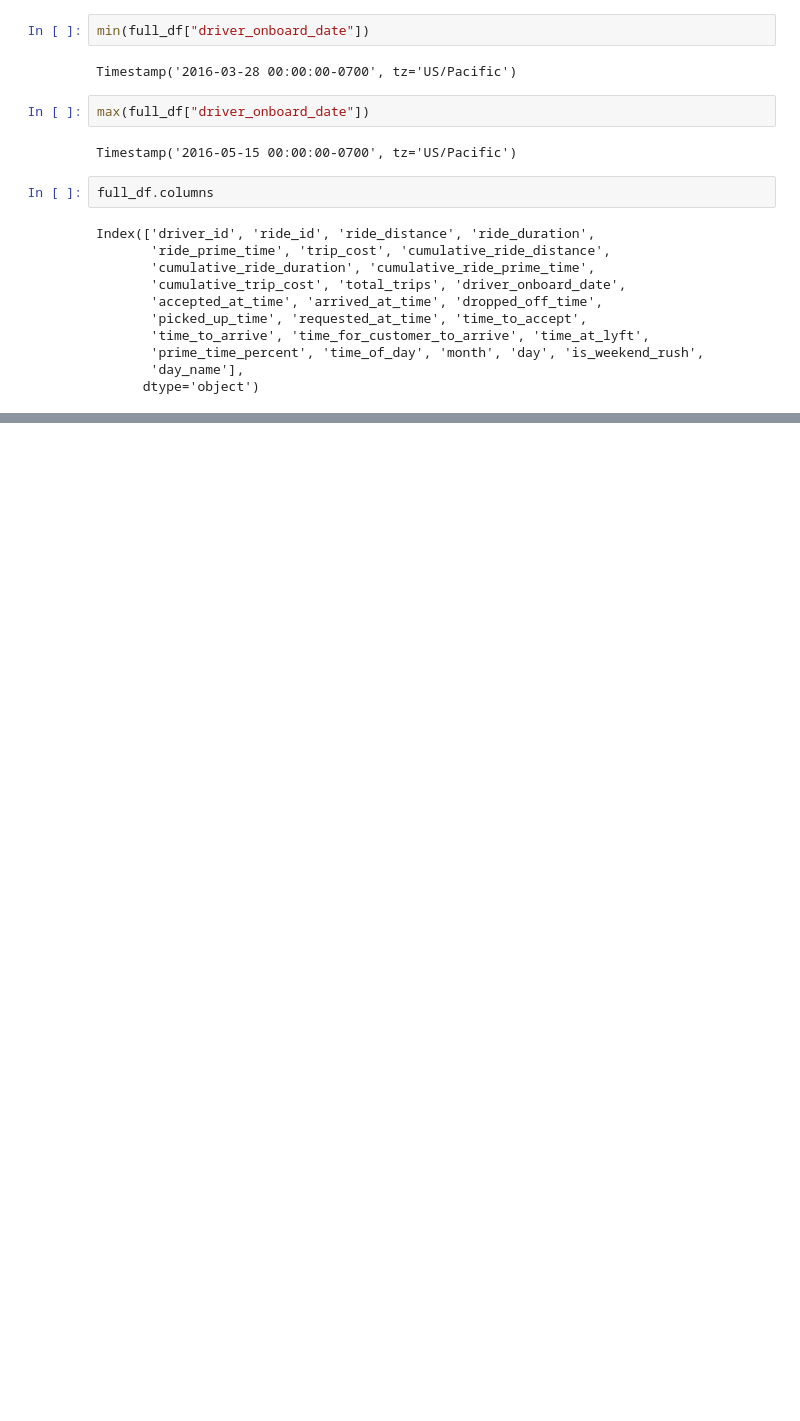
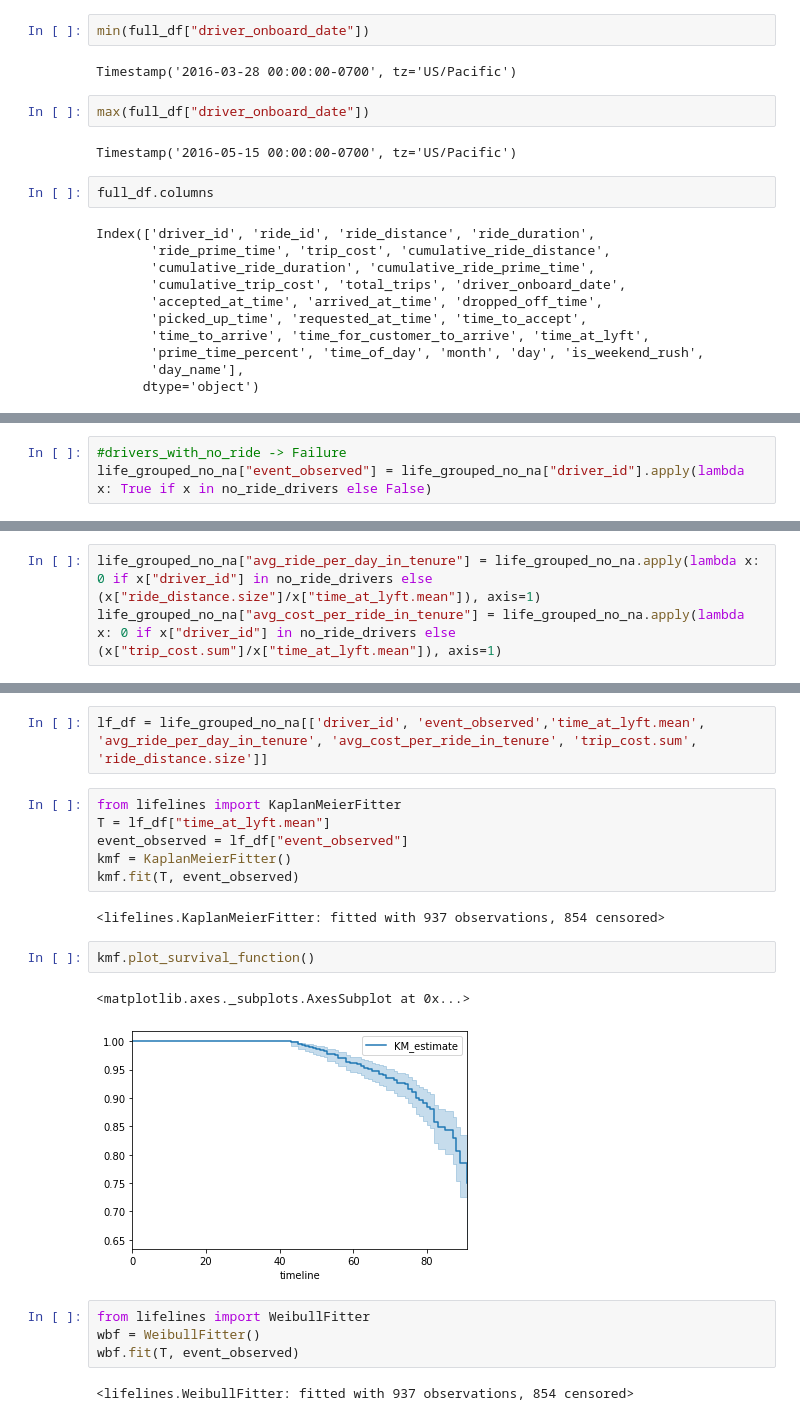
Before and after one commit to mancunian1792/lyft_data_challenge, a Jupyter notebook: data_exploration.ipynb, the cells around one changed output, grey strips where cells are left out. Drawn from its saved outputs; the diff is of its cells as text; blank space fills up the shorter version.

Commit message:
Initial survival analysis of lifetime

```diff
--- a/data_exploration.ipynb
+++ b/data_exploration.ipynb
@@ -631,0 +609,3 @@ Index(['driver_id', 'ride_id', 'ride_distance', 'ride_duration',
+# %%
+#drivers_with_no_ride -> Failure
+life_grouped_no_na["event_observed"] = life_grouped_no_na["driver_id"].apply(lambda x: True if x in no_ride_drivers else False)
@@ -631,0 +617,3 @@ Index(['driver_id', 'ride_id', 'ride_distance', 'ride_duration',
+# %%
+life_grouped_no_na["avg_ride_per_day_in_tenure"] = life_grouped_no_na.apply(lambda x: 0 if x["driver_id"] in no_ride_drivers else (x["ride_distance.size"]/x["time_at_lyft.mean"]), axis=1)
+life_grouped_no_na["avg_cost_per_ride_in_tenure"] = life_grouped_no_na.apply(lambda x: 0 if x["driver_id"] in no_ride_drivers else (x["trip_cost.sum"]/x["time_at_lyft.mean"]), axis=1)
@@ -631,0 +630,21 @@ Index(['driver_id', 'ride_id', 'ride_distance', 'ride_duration',
+# %%
+lf_df = life_grouped_no_na[['driver_id', 'event_observed','time_at_lyft.mean', 'avg_ride_per_day_in_tenure', 'avg_cost_per_ride_in_tenure', 'trip_cost.sum', 'ride_distance.size']]
+# %%
+from lifelines import KaplanMeierFitter
+T = lf_df["time_at_lyft.mean"]
+event_observed = lf_df["event_observed"]
+kmf = KaplanMeierFitter()
+kmf.fit(T, event_observed)
+# %% [output]
+<lifelines.KaplanMeierFitter: fitted with 937 observations, 854 censored>
+# %%
+kmf.plot_survival_function()
+# %% [output]
+<matplotlib.axes._subplots.AxesSubplot at 0x...>
+[figure, added]
+# %%
+from lifelines import WeibullFitter
+wbf = WeibullFitter()
+wbf.fit(T, event_observed)
+# %% [output]
+<lifelines.WeibullFitter: fitted with 937 observations, 854 censored>
```
Also changed, not shown: parts of 28 cells of this notebook.
